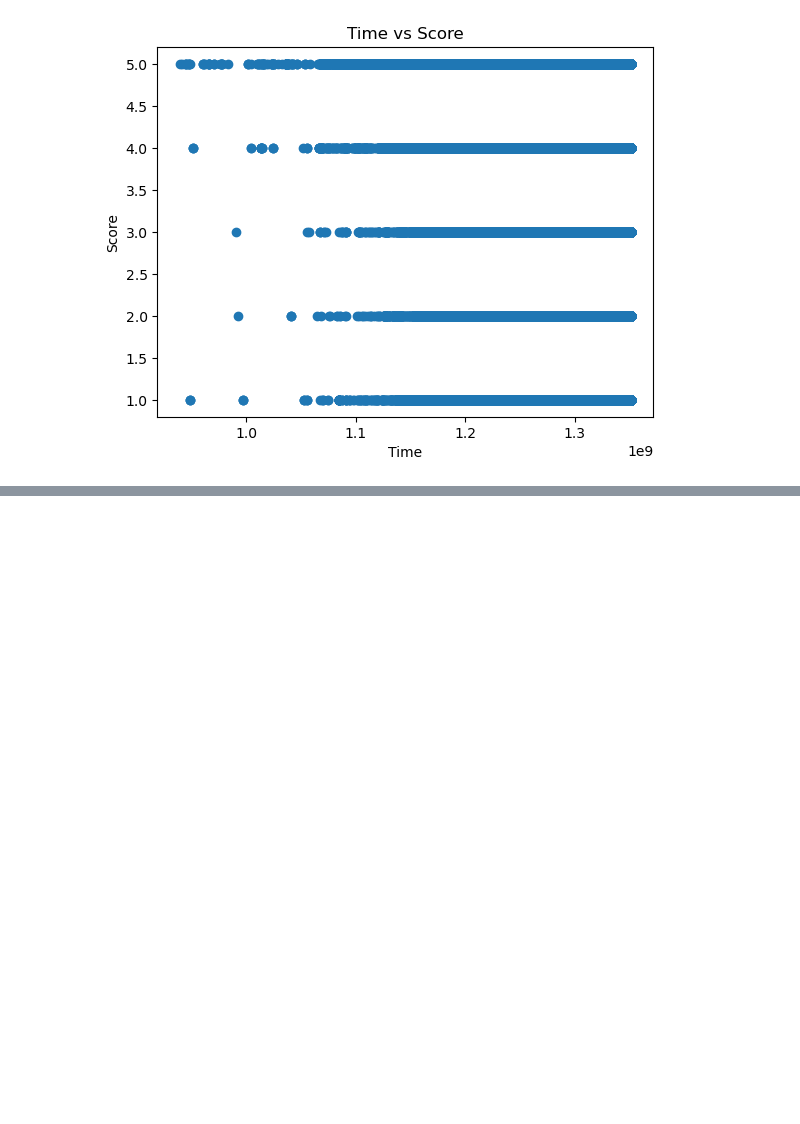
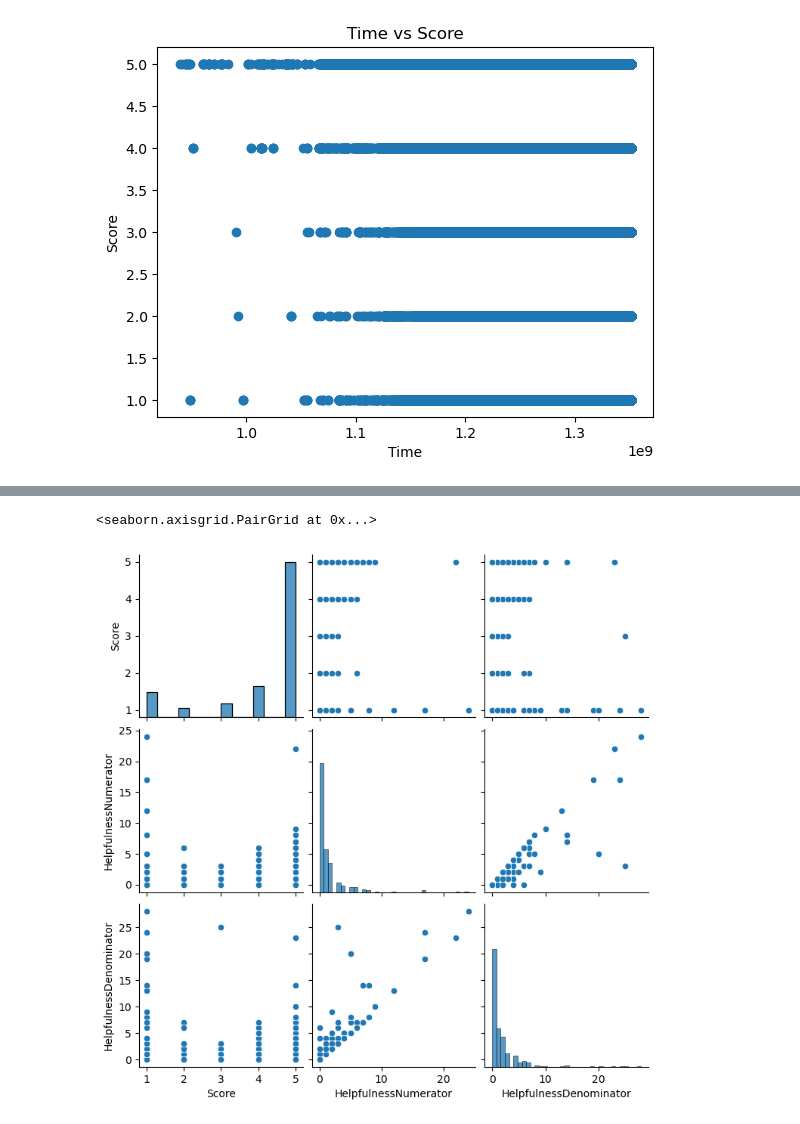
Before and after one commit to majjiganandhini975/amazon_Fine_Food_Reviews., a Jupyter notebook: Untitled (5).ipynb, the cells around one changed output, grey strips where cells are left out. Cells and saved outputs as stored; diff of their text form; code cells hidden in the pictures; blank space fills up the shorter version.

```diff
--- a/Untitled (5).ipynb
+++ b/Untitled (5).ipynb
@@ -232,0 +263,6 @@ plt.show()
+# %%
+cols = ['Score', 'HelpfulnessNumerator', 'HelpfulnessDenominator']
+sns.pairplot(df[cols].sample(300))
+# %% [output]
+<seaborn.axisgrid.PairGrid at 0x...>
+[figure, added]
```
Also changed, not shown: parts of 13 cells of this notebook.
